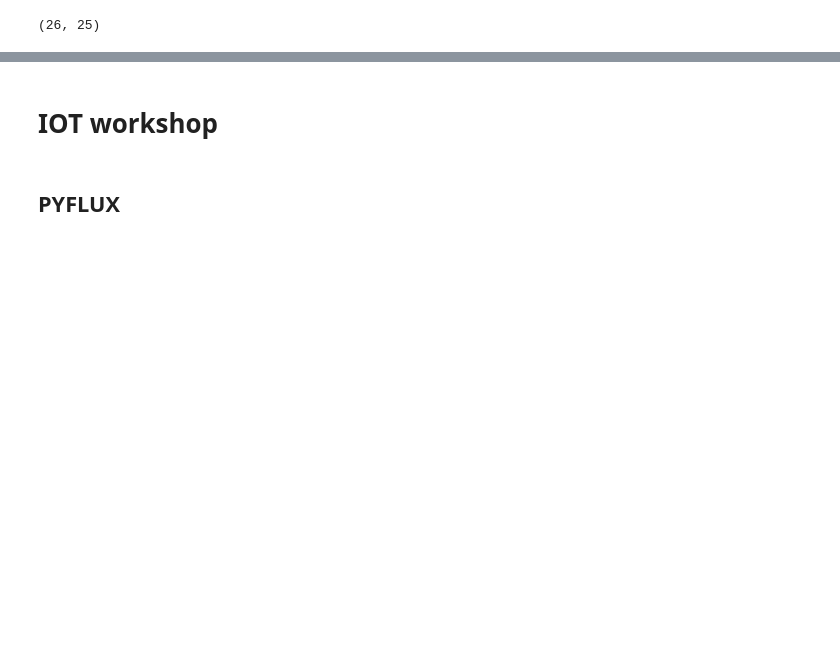
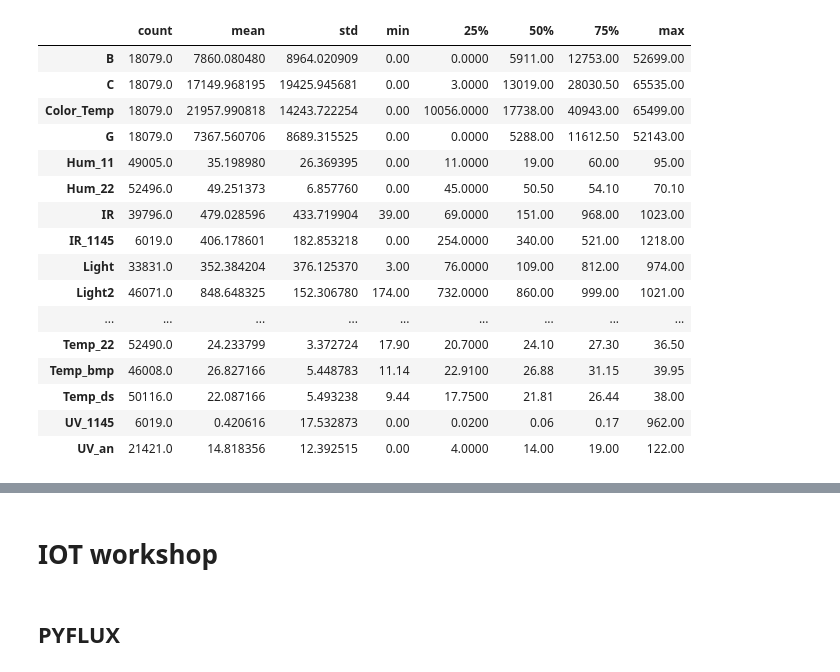
Before and after one commit to baruselli/weather_datalog, a Jupyter notebook: datalog.ipynb, the cells around one changed output, grey strips where cells are left out. Drawn from its saved outputs; the diff is of its cells as text; code cells hidden in the pictures; blank space fills up the shorter version.

Commit message:
added csv; ok read *TXT

```diff
--- a/datalog.ipynb
+++ b/datalog.ipynb
@@ -58,14 +50,0 @@ C:\Users\Io\Desktop\datalog\data
-# %%
-data13=pd.read_csv('DATA15.TXT', sep='\t',header=None)
-data13[[not np.isnan(x) for x in data13[25]]]
-len(data13.columns),len(["Day", "Time", "Temp_22", "Hum_22", "Temp_11", "Hum_11", "Temp_bmp", "P_bmp", "Temp_ds", "Rain","Light", "Rain2","Light2", "IR", "Light3", "UV_an","R", "G", "B", "C", "Color_Temp", "Lux",  "Lux_1145","IR_1145","UV_1145"])
-# %% [output]
-(26, 25)
-# %%
-
-data_tot['Rain']=pd.to_numeric(data_tot.Rain, errors='coerce')
-data_tot['Temp_11']=pd.to_numeric(data_tot.Temp_11, errors='coerce')
-data_tot['Temp_22']=pd.to_numeric(data_tot.Temp_22, errors='coerce')
-data_tot.index=pd.to_datetime(data_tot.index, errors='coerce')
-data_tot=data_tot[(data_tot.index.year==2017) & (data_tot.index.month>4)]
-#data_tot.describe()
@@ -77,21 +51,30 @@ data_tot=data_tot[(data_tot.index.year==2017) & (data_tot.index.month>4)]
 # %%
 #Cleans data from faulty inputs from sensors
-data_tot["Temp_bmp"] = data_tot["Temp_bmp"].where((data_tot.Temp_bmp>-20)|(data_tot.Temp_bmp==np.nan), other=np.nan)
-data_tot["Temp_bmp"] = data_tot["Temp_bmp"].where((np.not_equal(data_tot.Temp_bmp,0.0))|(data_tot.Temp_bmp==np.nan) , other=np.nan)
+
+for a in data_tot.columns:
+    data_tot[a]=pd.to_numeric(data_tot[a], errors='coerce') #some values are read as not numeric, forces them to be numeric
+    data_tot[a]= data_tot[a].where(((data_tot[a]>-50)), other=np.nan) #values <-50 should all be faulty; I also use -200 for nan
 data_tot ["P_bmp"]= data_tot["P_bmp"].where(((data_tot.P_bmp>95000)&(data_tot.P_bmp<105000))|(data_tot.P_bmp==np.nan), other=np.nan)
-data_tot ["Temp_ds"]= data_tot["Temp_ds"].where(((data_tot.Temp_ds>-50)), other=np.nan)
-data_tot ["IR"]= data_tot["IR"].where(((data_tot["IR"]>-1)), other=np.nan)
 data_tot ["Hum_11"]= data_tot["Hum_11"].where(((data_tot["Hum_11"]<101)), other=np.nan)
 data_tot ["Temp_ds"]= data_tot["Temp_ds"].where(((data_tot["Temp_ds"]<101)), other=np.nan)
-data_tot["Light"]= data_tot["Light"].where(((data_tot["Light"]>-1)), other=np.nan)
-#rain only if counter is below 600
-#if (data_tot["Rain"]<600):
-#    data_tot ["Rain_01"]=1
-#elif (data_tot["Rain"]>599):
-#    data_tot ["Rain_01"]=0
-#else:
-#    data_tot ["Rain_01"]=np.nan
-data_tot.loc[data_tot['Rain'] > 700, 'Rain_01'] = 1
-data_tot.loc[data_tot['Rain'] < 701, 'Rain_01'] = 0
-data_tot.loc[data_tot['Rain'].isnull(), 'Rain_01'] = np.nan
-#data_tot.describe()
+data_tot["Temp_bmp"] = data_tot["Temp_bmp"].where((np.not_equal(data_tot.Temp_bmp,0.0))|(data_tot.Temp_bmp==np.nan) , other=np.nan)
+
+data_tot.describe().T
+# %% [output]
+|  | count | mean | std | min | 25% | 50% | 75% | max |
+| B | 18079.0 | 7860.080480 | 8964.020909 | 0.00 | 0.0000 | 5911.00 | 12753.00 | 52699.00 |
+| C | 18079.0 | 17149.968195 | 19425.945681 | 0.00 | 3.0000 | 13019.00 | 28030.50 | 65535.00 |
+| Color_Temp | 18079.0 | 21957.990818 | 14243.722254 | 0.00 | 10056.0000 | 17738.00 | 40943.00 | 65499.00 |
+| G | 18079.0 | 7367.560706 | 8689.315525 | 0.00 | 0.0000 | 5288.00 | 11612.50 | 52143.00 |
+| Hum_11 | 49005.0 | 35.198980 | 26.369395 | 0.00 | 11.0000 | 19.00 | 60.00 | 95.00 |
+| Hum_22 | 52496.0 | 49.251373 | 6.857760 | 0.00 | 45.0000 | 50.50 | 54.10 | 70.10 |
+| IR | 39796.0 | 479.028596 | 433.719904 | 39.00 | 69.0000 | 151.00 | 968.00 | 1023.00 |
+| IR_1145 | 6019.0 | 406.178601 | 182.853218 | 0.00 | 254.0000 | 340.00 | 521.00 | 1218.00 |
+| Light | 33831.0 | 352.384204 | 376.125370 | 3.00 | 76.0000 | 109.00 | 812.00 | 974.00 |
+| Light2 | 46071.0 | 848.648325 | 152.306780 | 174.00 | 732.0000 | 860.00 | 999.00 | 1021.00 |
+| ... | ... | ... | ... | ... | ... | ... | ... | ... |
+| Temp_22 | 52490.0 | 24.233799 | 3.372724 | 17.90 | 20.7000 | 24.10 | 27.30 | 36.50 |
+| Temp_bmp | 46008.0 | 26.827166 | 5.448783 | 11.14 | 22.9100 | 26.88 | 31.15 | 39.95 |
+| Temp_ds | 50116.0 | 22.087166 | 5.493238 | 9.44 | 17.7500 | 21.81 | 26.44 | 38.00 |
+| UV_1145 | 6019.0 | 0.420616 | 17.532873 | 0.00 | 0.0200 | 0.06 | 0.17 | 962.00 |
+| UV_an | 21421.0 | 14.818356 | 12.392515 | 0.00 | 4.0000 | 14.00 | 19.00 | 122.00 |
```
Also changed, not shown: parts of 45 cells of this notebook, 9 other files.
